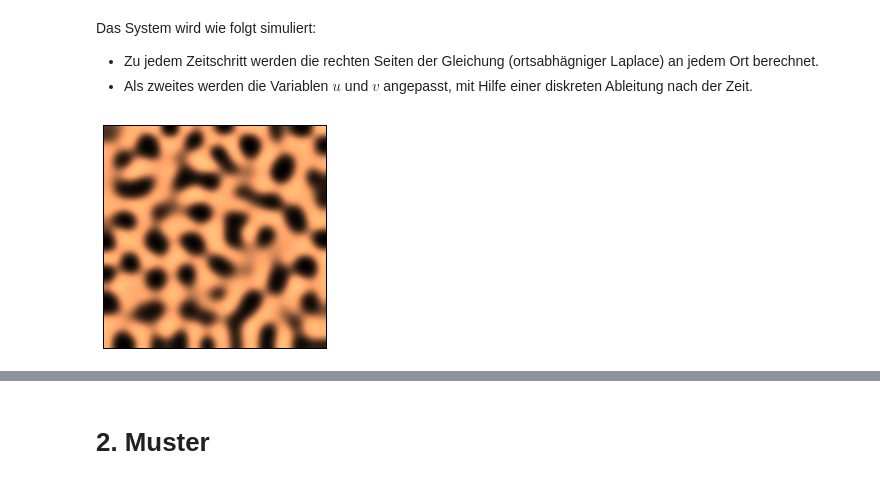
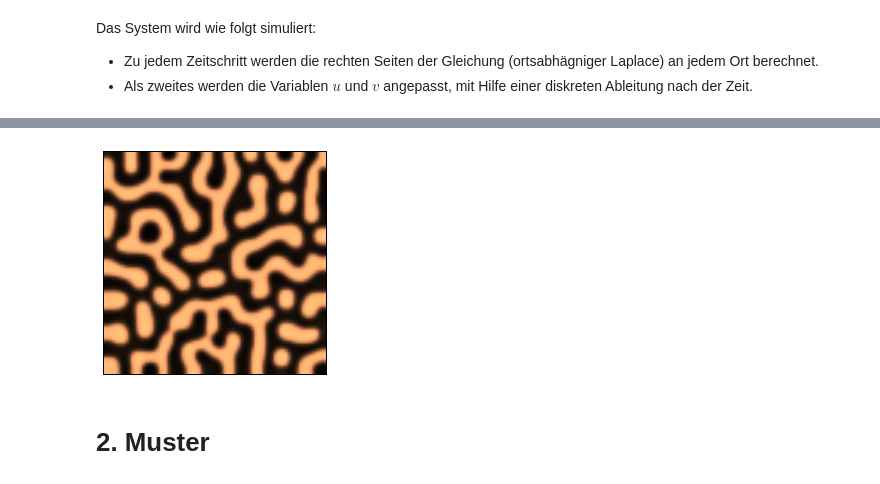
Before and after one commit to mgje/Python-Mathematik-Beispiele, a Jupyter notebook: Python-Notebooks/Reaktions-Diffusions-System.ipynb, the cells around one changed output, grey strips where cells are left out. Saved outputs shown, nothing was run; the diff lists cells and outputs as text; code cells hidden in the pictures.

```diff
--- a/Python-Notebooks/Reaktions-Diffusions-System.ipynb
+++ b/Python-Notebooks/Reaktions-Diffusions-System.ipynb
@@ -46,17 +49,18 @@ import matplotlib.pyplot as plt
 Vier Konstanten werden für die Parametrisierung dieser Simulation verwendet.
 # %%
 a = 2.8e-4 #2.8e-4
-b = 5e-3
-tau = .1
-k = -.005
+b = 6e-3  #5e-3
+tau = .1 #0.1
+k = -.035 #-0.005
 # %% [markdown]
 Diskeretisierung von Raum und Zeit mit der Bedingung
 
 $$dt \leq \frac{dx^2}{2}$$
 # %%
-size = 100  # size of the 2D grid
+size = 80  # 100 size of the 2D grid
 dx = 2./size  # space step
 
-T = 1.0  # total time
+T = 2  # total time
 dt = .9 * dx**2/2  # time step
 n = int(T/dt)
+print n
@@ -74,13 +80,14 @@ $$\Delta u(x,y) \simeq \frac{u(x+h,y)+u(x-h,y)+u(x,y+h)+u(x,y-h)-4u(x,y)}{dx^2}$
 Ränder werden nicht berechnet
 # %%
 # Berechnung des Laplace ohne Ränder
+@jit(float32[:,:](float32[:,:]),locals=dict(Ztop=float32[:,:], Zleft=float32[:,:],Zbottom=float32[:,:], Zright=float32[:,:], Zcenter=float32[:,:]),nogil=True)
 def laplacian(Z):
     Ztop = Z[0:-2,1:-1]
     Zleft = Z[1:-1,0:-2]
     Zbottom = Z[2:,1:-1]
     Zright = Z[1:-1,2:]
     Zcenter = Z[1:-1,1:-1]
-    return (Ztop + Zleft + Zbottom + Zright - 4 * Zcenter) / dx**2
+    return (Ztop + Zleft + Zbottom + Zright - 4 * Zcenter) /dx/dx
 # %% [markdown]
 Das System wird wie folgt simuliert:
 
@@ -90,26 +97,31 @@ Das System wird wie folgt simuliert:
 # SIMULATION
 #
 # We simulate the PDE with the finite difference method.
-for i in range(n):
-    # We compute the Laplacian of u and v.
-    deltaU = laplacian(U)
-    deltaV = laplacian(V)
-    # We take the values of u and v inside the grid.
-    Uc = U[1:-1,1:-1]
-    Vc = V[1:-1,1:-1]
-    # We update the variables.
-    U[1:-1,1:-1], V[1:-1,1:-1] = \
-        Uc + dt * (a * deltaU + Uc - Uc**3 - Vc + k), \
-        Vc + dt * (b * deltaV + Uc - Vc) / tau
-    # Neumann conditions: derivatives at the edges
-    # are null.
-    for Z in (U, V):
-        Z[0,:] = Z[1,:]
-        Z[-1,:] = Z[-2,:]
-        Z[:,0] = Z[:,1]
-        Z[:,-1] = Z[:,-2]
 
-plt.imshow(U, cmap=plt.cm.copper, extent=[-1,1,-1,1]);
-plt.xticks([]); plt.yticks([]);
+@jit(void(),locals=dict(deltaU=float32[:,:], deltaV=float32[:,:],Uc=float32[:,:], Vc=float32[:,:]),nogil=True)
+def sim():
+    for i in range(n):
+        # We compute the Laplacian of u and v.
+        deltaU = laplacian(U)
+        deltaV = laplacian(V)
+        # We take the values of u and v inside the grid.
+        Uc = U[1:-1,1:-1]
+        Vc = V[1:-1,1:-1]
+        # We update the variables.
+        U[1:-1,1:-1], V[1:-1,1:-1] = \
+            Uc + dt * (a * deltaU + Uc - Uc**3 - Vc + k), \
+            Vc + dt * (b * deltaV + Uc - Vc) / tau
+        # Neumann conditions: derivatives at the edges
+        # are null.
+
+        for Z in (U, V):
+            Z[0,:] = Z[1,:]
+            Z[-1,:] = Z[-2,:]
+            Z[:,0] = Z[:,1]
+            Z[:,-1] = Z[:,-2]
-# %% [output]
-[figure, removed]
+# %%
+for i in range(5):
+    %time sim()
+    plt.imshow(U, cmap=plt.cm.copper, extent=[-1,1,-1,1]);
+    plt.xticks([]); plt.yticks([]);
+# %% [output]
@@ -116,3 +138,4 @@ plt.xticks([]); plt.yticks([]);
+[figure, added]
 # %% [markdown]
 # 2. Muster
 # %%
```
Also changed, not shown: parts of 5 cells of this notebook, 1 other file.
